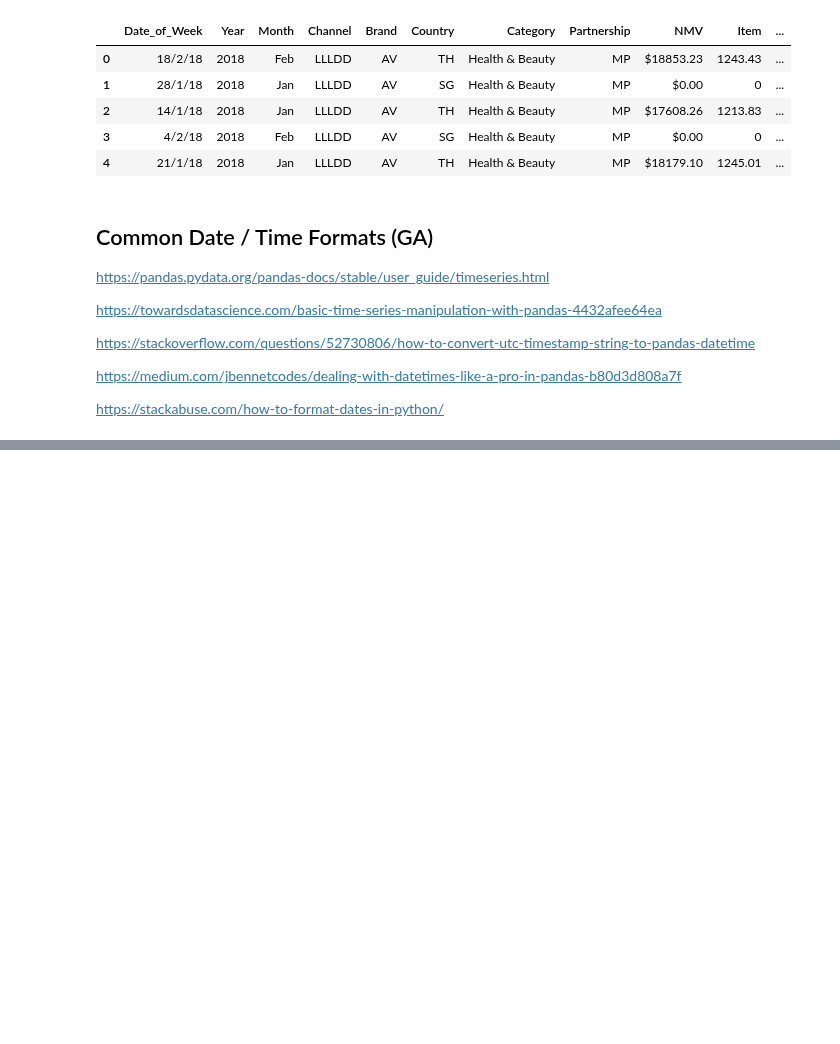
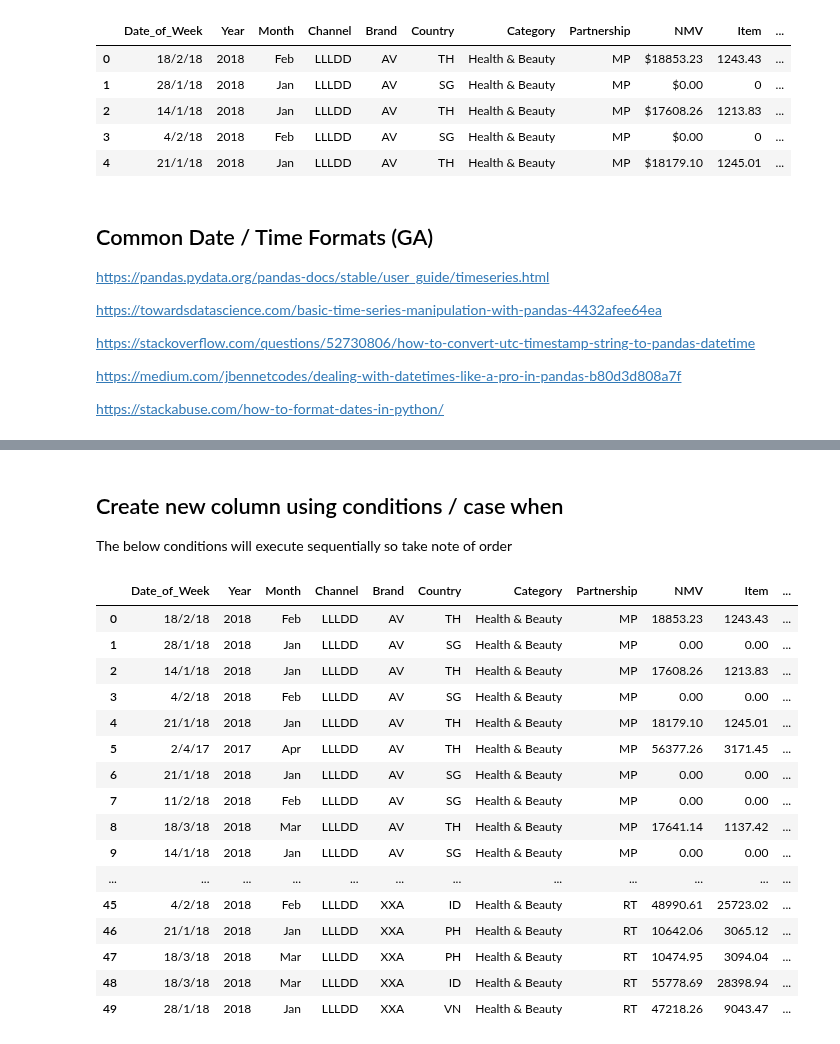
Before and after one commit to khzt2004/Python, a Jupyter notebook: Pandas_Notebook_Reference.ipynb, the cells around one changed output, grey strips where cells are left out. Cells and saved outputs as stored; diff of their text form; code cells hidden in the pictures; blank space fills up the shorter version.

```diff
--- a/Pandas_Notebook_Reference.ipynb
+++ b/Pandas_Notebook_Reference.ipynb
@@ -524,0 +540,30 @@ t
+# %% [markdown]
+## Create new column using conditions / case when
+
+The below conditions will execute sequentially so take note of order
+# %%
+filter_df['Region'] = np.where((filter_df['Country'].str.contains("SG|TH")) &
+                               (filter_df['Month'] == 'Jan'), 'ASEAN-Q1', filter_df['Country'])
+filter_df['Region'] = np.where((filter_df['Country'].str.contains("SG|TH")) &
+                               (filter_df['Month'] == 'Feb'), 'ASEAN-Q2', filter_df['Region'])
+
+
+filter_df.head(50)
+# %% [output]
+|  | Date_of_Week | Year | Month | Channel | Brand | Country | Category | Partnership | NMV | Item | ... |
+| 0 | 18/2/18 | 2018 | Feb | LLLDD | AV | TH | Health & Beauty | MP | 18853.23 | 1243.43 | ... |
+| 1 | 28/1/18 | 2018 | Jan | LLLDD | AV | SG | Health & Beauty | MP | 0.00 | 0.00 | ... |
+| 2 | 14/1/18 | 2018 | Jan | LLLDD | AV | TH | Health & Beauty | MP | 17608.26 | 1213.83 | ... |
+| 3 | 4/2/18 | 2018 | Feb | LLLDD | AV | SG | Health & Beauty | MP | 0.00 | 0.00 | ... |
+| 4 | 21/1/18 | 2018 | Jan | LLLDD | AV | TH | Health & Beauty | MP | 18179.10 | 1245.01 | ... |
+| 5 | 2/4/17 | 2017 | Apr | LLLDD | AV | TH | Health & Beauty | MP | 56377.26 | 3171.45 | ... |
+| 6 | 21/1/18 | 2018 | Jan | LLLDD | AV | SG | Health & Beauty | MP | 0.00 | 0.00 | ... |
+| 7 | 11/2/18 | 2018 | Feb | LLLDD | AV | SG | Health & Beauty | MP | 0.00 | 0.00 | ... |
+| 8 | 18/3/18 | 2018 | Mar | LLLDD | AV | TH | Health & Beauty | MP | 17641.14 | 1137.42 | ... |
+| 9 | 14/1/18 | 2018 | Jan | LLLDD | AV | SG | Health & Beauty | MP | 0.00 | 0.00 | ... |
+| ... | ... | ... | ... | ... | ... | ... | ... | ... | ... | ... | ... |
+| 45 | 4/2/18 | 2018 | Feb | LLLDD | XXA | ID | Health & Beauty | RT | 48990.61 | 25723.02 | ... |
+| 46 | 21/1/18 | 2018 | Jan | LLLDD | XXA | PH | Health & Beauty | RT | 10642.06 | 3065.12 | ... |
+| 47 | 18/3/18 | 2018 | Mar | LLLDD | XXA | PH | Health & Beauty | RT | 10474.95 | 3094.04 | ... |
+| 48 | 18/3/18 | 2018 | Mar | LLLDD | XXA | ID | Health & Beauty | RT | 55778.69 | 28398.94 | ... |
+| 49 | 28/1/18 | 2018 | Jan | LLLDD | XXA | VN | Health & Beauty | RT | 47218.26 | 9043.47 | ... |
```
Also changed, not shown: parts of 4 cells of this notebook.
